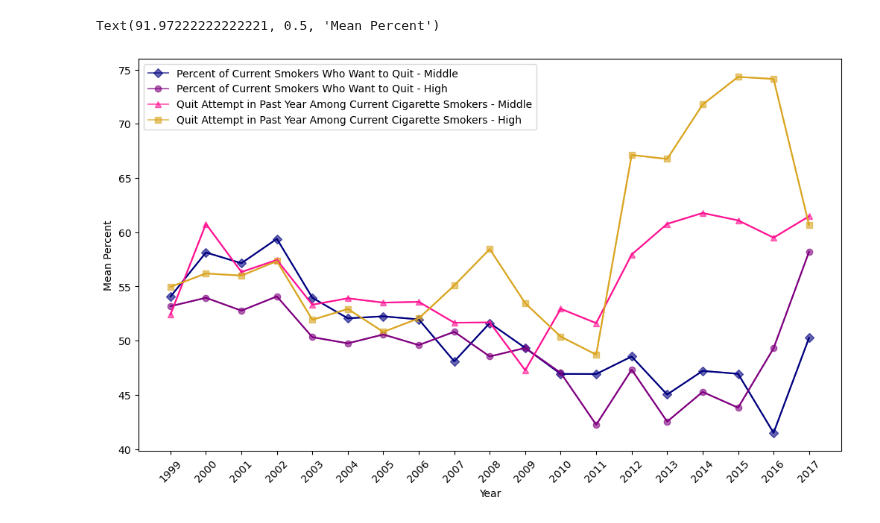
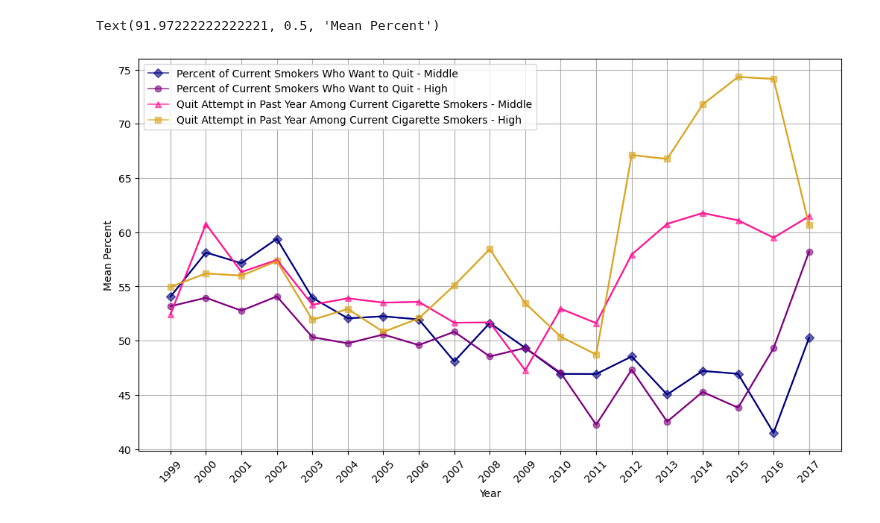
Before and after one commit to kh-bh/IntroToDSFinalProject, a Jupyter notebook: YTS Scripts/CSDS133 - Cessation Plots.ipynb, the cells around one changed output. Saved outputs shown, nothing was run; the diff lists cells and outputs as text; code cells hidden in the pictures.

```diff
--- a/YTS Scripts/CSDS133 - Cessation Plots.ipynb
+++ b/YTS Scripts/CSDS133 - Cessation Plots.ipynb
@@ -35,28 +37,29 @@ Text(91.97222222222221, 0.5, 'Percent of Cessation')
 # %%
 years = YTSCigaretteUsedf['Year'].unique()
 datavalue = YTSCessationdf.groupby(['MeasureDesc','Education','Year']).agg({'DataValue': ['mean']})
 
 #stderror = YTSCessationdf.groupby(['MeasureDesc','Education','Year']).agg({'DataValueStdErr': ['mean']})
 plt.figure(figsize=(10, 6))
 
 plt.plot(years,datavalue[0:19],label='percentquitmiddle', c = "navy", alpha=.6, marker = "D")
 plt.plot(years,datavalue[19:38],label='percentquitmiddleh', alpha=.6, c = "purple", marker = "o")
 plt.plot(years,datavalue[38:57],label='quitattemptmiddle', c = "deeppink",alpha=.6, marker = "^")
 plt.plot(years,datavalue[57:],label='quitattempthigh', c = "goldenrod",alpha=.6, marker = "s")
 
 plt.plot(years,datavalue[0:19], label='percentquitmiddle',c = "navy")
 plt.plot(years,datavalue[19:38], label='percentquitmiddleh',c = "purple")
 plt.plot(years,datavalue[38:57],label='quitattemptmiddle', c = "deeppink")
 plt.plot(years,datavalue[57:],label='quitattempthigh', c = "goldenrod")
 
 plt.xticks(years)
 plt.xticks(rotation=45)
 plt.tight_layout()
+plt.grid(True)
 
 plt.legend(["Percent of Current Smokers Who Want to Quit - Middle" , "Percent of Current Smokers Who Want to Quit - High", "Quit Attempt in Past Year Among Current Cigarette Smokers - Middle","Quit Attempt in Past Year Among Current Cigarette Smokers - High"])
 
 plt.xlabel('Year')
 plt.ylabel('Mean Percent')
 # %% [output]
 Text(91.97222222222221, 0.5, 'Mean Percent')
-[figure, old version]
+[figure, new version]
```
Also changed, not shown: parts of 1 cell of this notebook, 1 other file.
